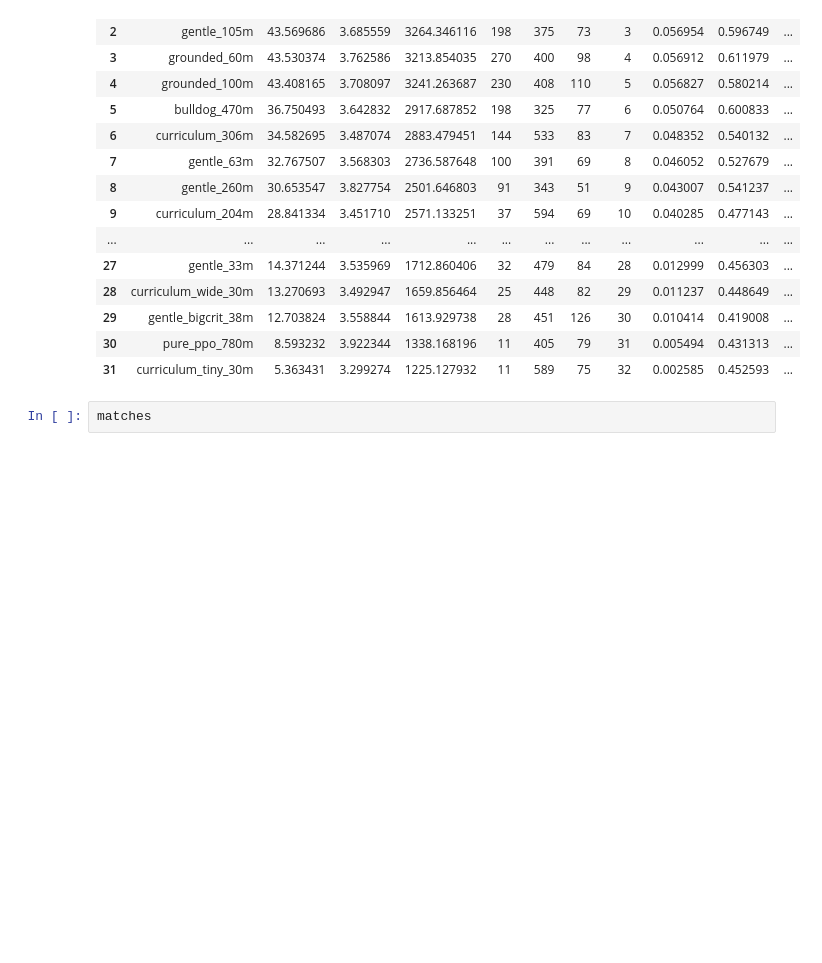
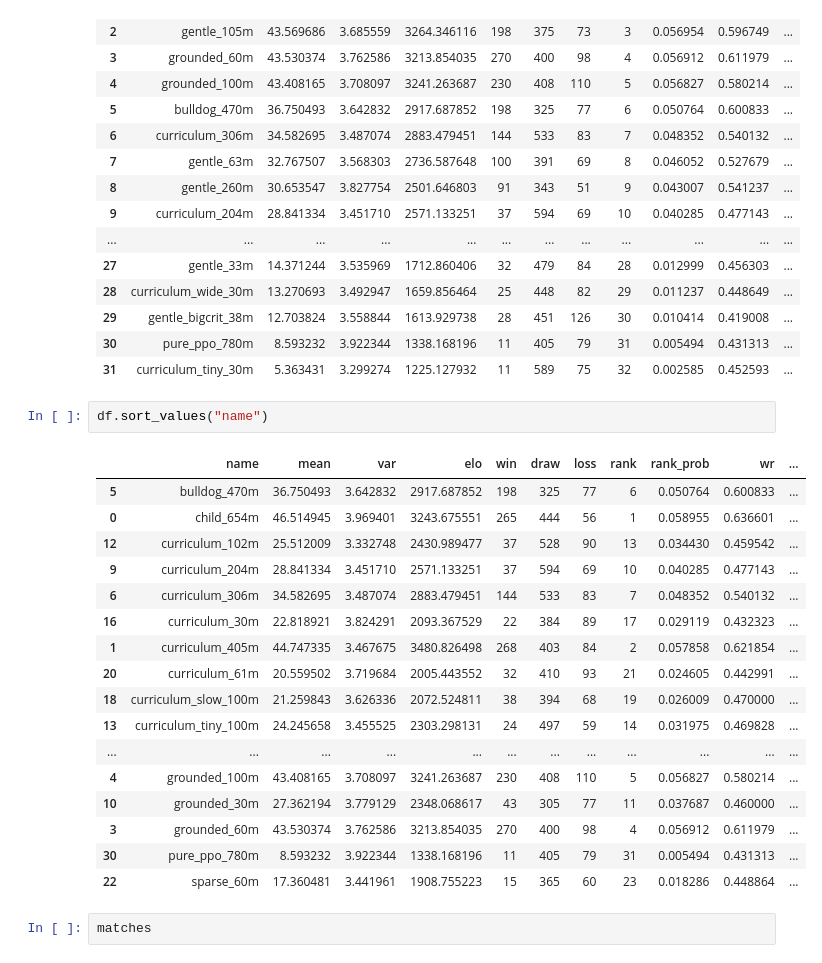
Before and after one commit to Biggergig/RL-Squared-V2, a Jupyter notebook: v3/analysis.ipynb, the cells around one changed output. Cells and saved outputs as stored; diff of their text form; blank space fills up the shorter version.

```diff
--- a/v3/analysis.ipynb
+++ b/v3/analysis.ipynb
@@ -52,6 +52,26 @@ df
 | 29 | gentle_bigcrit_38m | 12.703824 | 3.558844 | 1613.929738 | 28 | 451 | 126 | 30 | 0.010414 | 0.419008 | ... |
 | 30 | pure_ppo_780m | 8.593232 | 3.922344 | 1338.168196 | 11 | 405 | 79 | 31 | 0.005494 | 0.431313 | ... |
 | 31 | curriculum_tiny_30m | 5.363431 | 3.299274 | 1225.127932 | 11 | 589 | 75 | 32 | 0.002585 | 0.452593 | ... |
+# %%
+df.sort_values("name")
+# %% [output]
+|  | name | mean | var | elo | win | draw | loss | rank | rank_prob | wr | ... |
+| 5 | bulldog_470m | 36.750493 | 3.642832 | 2917.687852 | 198 | 325 | 77 | 6 | 0.050764 | 0.600833 | ... |
+| 0 | child_654m | 46.514945 | 3.969401 | 3243.675551 | 265 | 444 | 56 | 1 | 0.058955 | 0.636601 | ... |
+| 12 | curriculum_102m | 25.512009 | 3.332748 | 2430.989477 | 37 | 528 | 90 | 13 | 0.034430 | 0.459542 | ... |
+| 9 | curriculum_204m | 28.841334 | 3.451710 | 2571.133251 | 37 | 594 | 69 | 10 | 0.040285 | 0.477143 | ... |
+| 6 | curriculum_306m | 34.582695 | 3.487074 | 2883.479451 | 144 | 533 | 83 | 7 | 0.048352 | 0.540132 | ... |
+| 16 | curriculum_30m | 22.818921 | 3.824291 | 2093.367529 | 22 | 384 | 89 | 17 | 0.029119 | 0.432323 | ... |
+| 1 | curriculum_405m | 44.747335 | 3.467675 | 3480.826498 | 268 | 403 | 84 | 2 | 0.057858 | 0.621854 | ... |
+| 20 | curriculum_61m | 20.559502 | 3.719684 | 2005.443552 | 32 | 410 | 93 | 21 | 0.024605 | 0.442991 | ... |
+| 18 | curriculum_slow_100m | 21.259843 | 3.626336 | 2072.524811 | 38 | 394 | 68 | 19 | 0.026009 | 0.470000 | ... |
+| 13 | curriculum_tiny_100m | 24.245658 | 3.455525 | 2303.298131 | 24 | 497 | 59 | 14 | 0.031975 | 0.469828 | ... |
+| ... | ... | ... | ... | ... | ... | ... | ... | ... | ... | ... | ... |
+| 4 | grounded_100m | 43.408165 | 3.708097 | 3241.263687 | 230 | 408 | 110 | 5 | 0.056827 | 0.580214 | ... |
+| 10 | grounded_30m | 27.362194 | 3.779129 | 2348.068617 | 43 | 305 | 77 | 11 | 0.037687 | 0.460000 | ... |
+| 3 | grounded_60m | 43.530374 | 3.762586 | 3213.854035 | 270 | 400 | 98 | 4 | 0.056912 | 0.611979 | ... |
+| 30 | pure_ppo_780m | 8.593232 | 3.922344 | 1338.168196 | 11 | 405 | 79 | 31 | 0.005494 | 0.431313 | ... |
+| 22 | sparse_60m | 17.360481 | 3.441961 | 1908.755223 | 15 | 365 | 60 | 23 | 0.018286 | 0.448864 | ... |
 # %%
 matches
 # %% [output]
```
Also changed, not shown: parts of 8 cells of this notebook, 1 other file.
